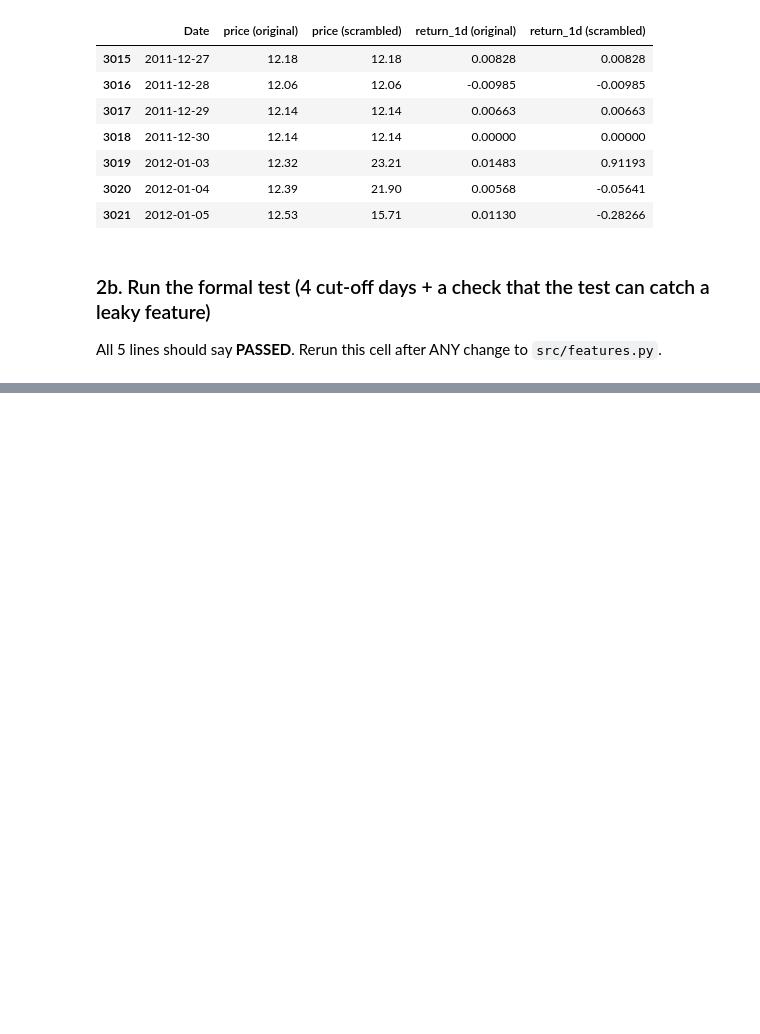
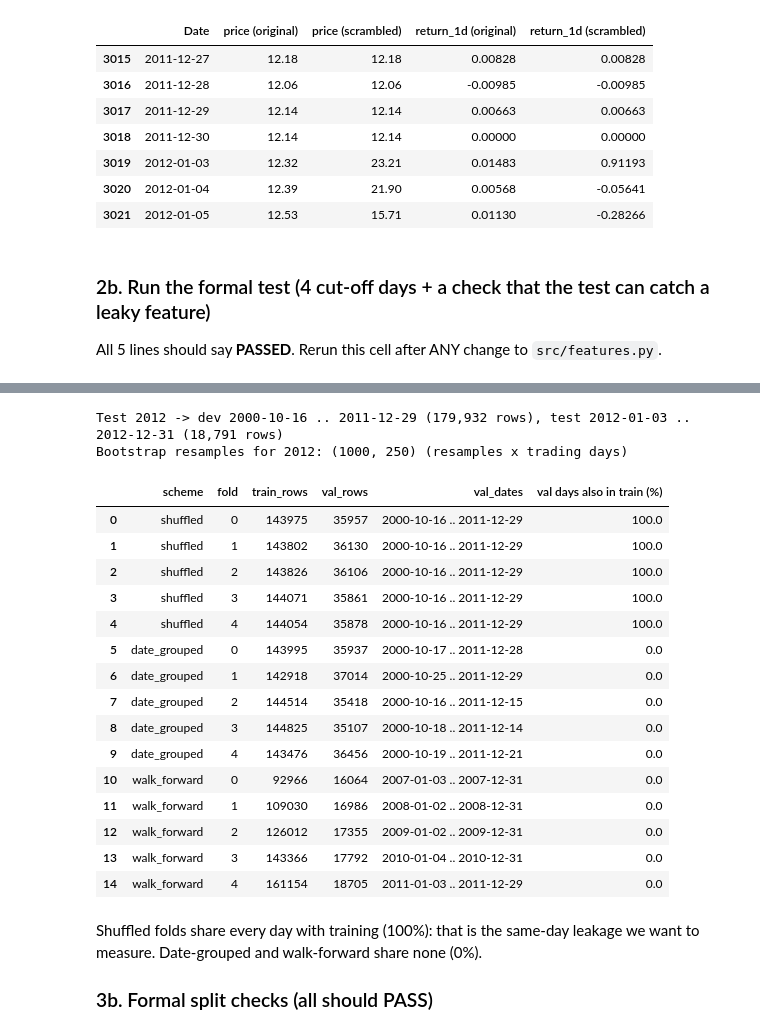
Before and after one commit to wjin2025/ese5420-finalpaper, a Jupyter notebook: analysis.ipynb, the cells around one changed output, grey strips where cells are left out. Cells and saved outputs as stored; diff of their text form; code cells hidden in the pictures; blank space fills up the shorter version.

Commit message:
Add Qidi's splits + tests; LR estimates, true AUC and bootstrap for 2012
Co-Authored-By: Claude Opus 5.5 <noreply@anthropic.com>

```diff
--- a/analysis.ipynb
+++ b/analysis.ipynb
@@ -125,0 +132,44 @@ tests/test_no_lookahead.py::test_check_catches_a_leaky_feature PASSED    [100%]
+# %%
+from src.splits import TESTS, trading_days, split, assign_folds_and_bootstrap, inner_folds
+
+days = trading_days(table)                       # all trading days in the model table
+boot = assign_folds_and_bootstrap(table, days)   # adds fold_shuffled / fold_date columns; returns resamples
+
+dev, test_rows = split(table, days, 2012)
+print(f"Test 2012 -> dev {dev['Date'].min().date()} .. {dev['Date'].max().date()} ({len(dev):,} rows), "
+      f"test {test_rows['Date'].min().date()} .. {test_rows['Date'].max().date()} ({len(test_rows):,} rows)")
+print("Bootstrap resamples for 2012:", boot[2012].shape, "(resamples x trading days)")
+# %% [output]
+Test 2012 -> dev 2000-10-16 .. 2011-12-29 (179,932 rows), test 2012-01-03 .. 2012-12-31 (18,791 rows)
+Bootstrap resamples for 2012: (1000, 250) (resamples x trading days)
+# %%
+# The 15 inner folds for test year 2012
+rows = []
+for scheme in ['shuffled', 'date_grouped', 'walk_forward']:
+    for k, (tr, va) in enumerate(inner_folds(table, days, 2012, scheme)):
+        va_dates = table.loc[va, 'Date']
+        rows.append({'scheme': scheme, 'fold': k, 'train_rows': len(tr), 'val_rows': len(va),
+                     'val_dates': f"{va_dates.min().date()} .. {va_dates.max().date()}",
+                     'val days also in train (%)': round(100 * va_dates.isin(set(table.loc[tr, 'Date'])).mean(), 1)})
+pd.DataFrame(rows)
+# %% [output]
+|  | scheme | fold | train_rows | val_rows | val_dates | val days also in train (%) |
+| 0 | shuffled | 0 | 143975 | 35957 | 2000-10-16 .. 2011-12-29 | 100.0 |
+| 1 | shuffled | 1 | 143802 | 36130 | 2000-10-16 .. 2011-12-29 | 100.0 |
+| 2 | shuffled | 2 | 143826 | 36106 | 2000-10-16 .. 2011-12-29 | 100.0 |
+| 3 | shuffled | 3 | 144071 | 35861 | 2000-10-16 .. 2011-12-29 | 100.0 |
+| 4 | shuffled | 4 | 144054 | 35878 | 2000-10-16 .. 2011-12-29 | 100.0 |
+| 5 | date_grouped | 0 | 143995 | 35937 | 2000-10-17 .. 2011-12-28 | 0.0 |
+| 6 | date_grouped | 1 | 142918 | 37014 | 2000-10-25 .. 2011-12-29 | 0.0 |
+| 7 | date_grouped | 2 | 144514 | 35418 | 2000-10-16 .. 2011-12-15 | 0.0 |
+| 8 | date_grouped | 3 | 144825 | 35107 | 2000-10-18 .. 2011-12-14 | 0.0 |
+| 9 | date_grouped | 4 | 143476 | 36456 | 2000-10-19 .. 2011-12-21 | 0.0 |
+| 10 | walk_forward | 0 | 92966 | 16064 | 2007-01-03 .. 2007-12-31 | 0.0 |
+| 11 | walk_forward | 1 | 109030 | 16986 | 2008-01-02 .. 2008-12-31 | 0.0 |
+| 12 | walk_forward | 2 | 126012 | 17355 | 2009-01-02 .. 2009-12-31 | 0.0 |
+| 13 | walk_forward | 3 | 143366 | 17792 | 2010-01-04 .. 2010-12-31 | 0.0 |
+| 14 | walk_forward | 4 | 161154 | 18705 | 2011-01-03 .. 2011-12-29 | 0.0 |
+# %% [markdown]
+Shuffled folds share every day with training (100%): that is the same-day leakage we want to measure. Date-grouped and walk-forward share none (0%).
+
+### 3b. Formal split checks (all should PASS)
```
Also changed, not shown: parts of 7 cells of this notebook, 5 other files.
